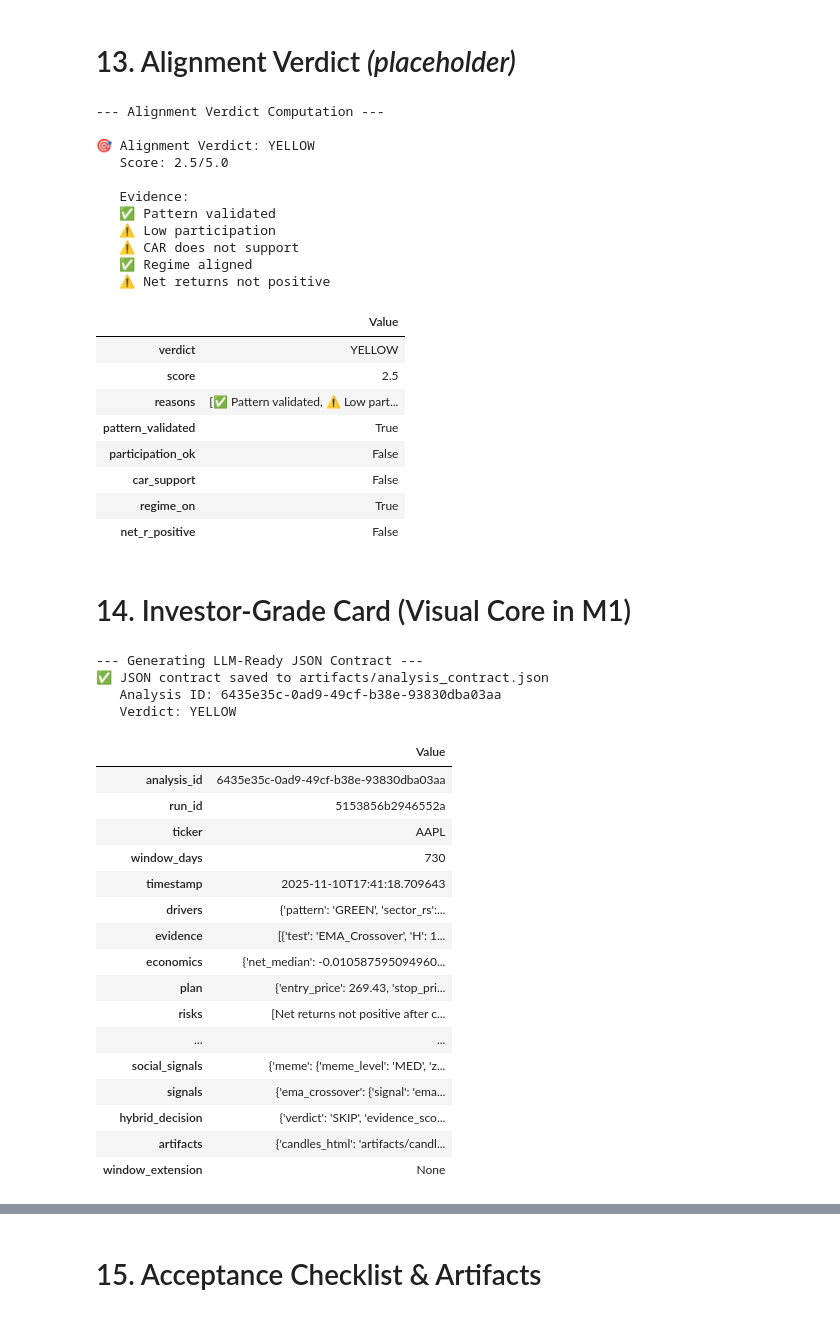
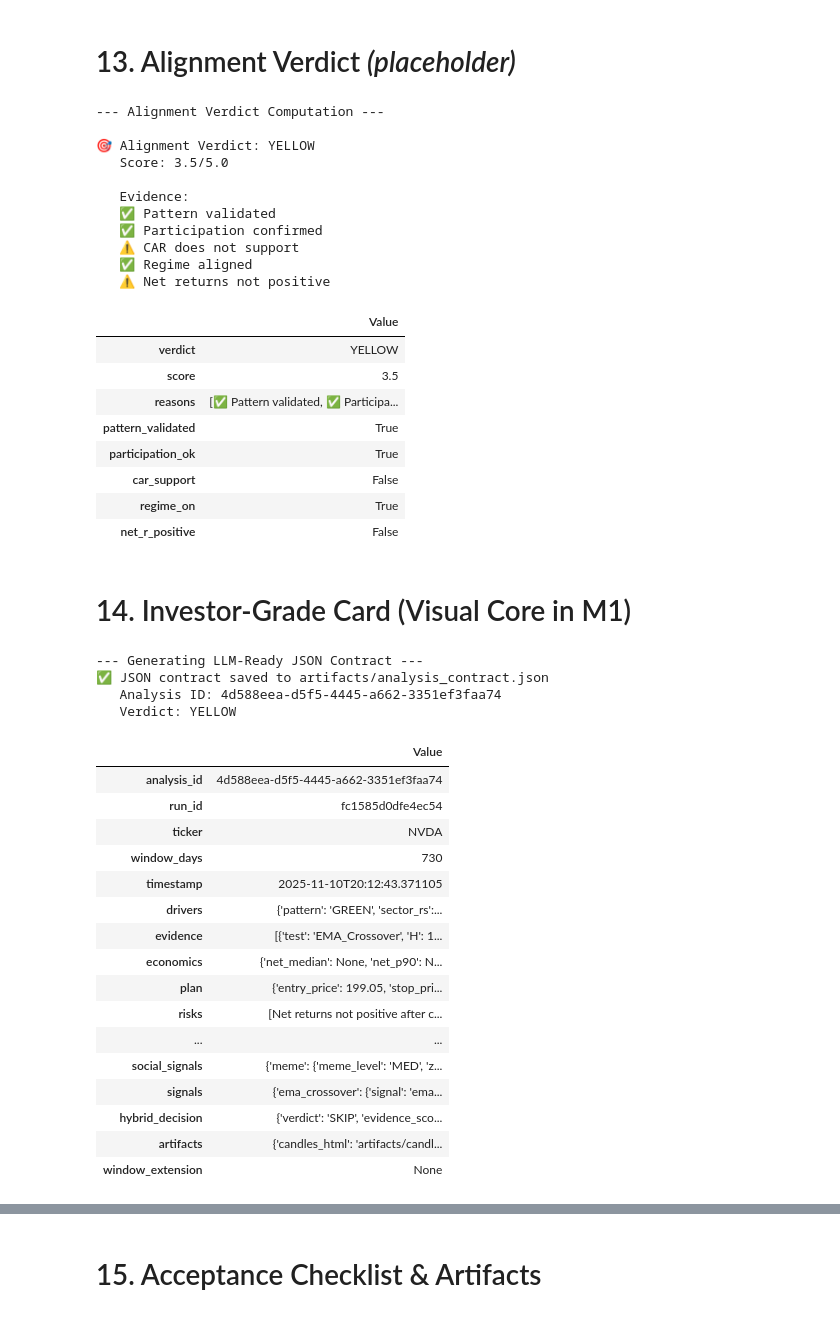
Before and after one commit to brukemekonnen17/stock_for_fun, a Jupyter notebook: Analyst_Trade_Study.ipynb, the cells around one changed output, grey strips where cells are left out. Cells and saved outputs as stored; diff of their text form; code cells hidden in the pictures.

```diff
--- a/Analyst_Trade_Study.ipynb
+++ b/Analyst_Trade_Study.ipynb
@@ -25,7 +25,7 @@ SEED = 42
 np.random.seed(SEED)
 
 # Core Inputs
-TICKER = "AAPL"
+TICKER = "NVDA"
 END_DATE = datetime.now()
 START_DATE = END_DATE - timedelta(days=730)  # 2 years for sufficient event count
 WINDOW_DAYS = (END_DATE - START_DATE).days
@@ -6027,20 +6011,20 @@ display(pd.DataFrame([alignment_result]).T.rename(columns={0: "Value"}))
 --- Alignment Verdict Computation ---
 
 🎯 Alignment Verdict: YELLOW
-   Score: 2.5/5.0
+   Score: 3.5/5.0
 
    Evidence:
    ✅ Pattern validated
-   ⚠️ Low participation
+   ✅ Participation confirmed
    ⚠️ CAR does not support
    ✅ Regime aligned
    ⚠️ Net returns not positive
 |  | Value |
 | verdict | YELLOW |
-| score | 2.5 |
-| reasons | [✅ Pattern validated, ⚠️ Low part... |
+| score | 3.5 |
+| reasons | [✅ Pattern validated, ✅ Participa... |
 | pattern_validated | True |
-| participation_ok | False |
+| participation_ok | True |
 | car_support | False |
 | regime_on | True |
 | net_r_positive | False |
@@ -6138,19 +6122,37 @@ def create_analysis_json_contract(
     if meme_result:
         drivers['meme'] = meme_result.get('meme_level', 'LOW')
 
-    # Social & alternative signals (e.g., meme / sentiment)
+    # Social & alternative signals (e.g., meme / sentiment) - Multi-source enriched
     social_signals = {}
     if meme_result:
         social_signals['meme'] = meme_result
+
+    # Enhanced sentiment data from multi-source aggregator
     sentiment_snapshot = globals().get('sentiment_data')
     if sentiment_snapshot:
+        # Include all rich data from multi-source aggregator
         social_signals['sentiment'] = {
-            'source': sentiment_snapshot.get('source'),
-            'total_mentions': sentiment_snapshot.get('total_mentions'),
-            'bull_ratio': sentiment_snapshot.get('stocktwits_bull_ratio'),
-            'bear_ratio': sentiment_snapshot.get('stocktwits_bear_ratio'),
-            'reddit_mentions': sentiment_snapshot.get('reddit_mentions'),
-            'stocktwits_mentions': sentiment_snapshot.get('stocktwits_mentions')
+            # Aggregated metrics
+            'total_mentions': sentiment_snapshot.get('total_mentions', 0),
+            'sentiment_score': sentiment_snapshot.get('sentiment_score', 0.0),  # -1 to 1
+            'bull_ratio': sentiment_snapshot.get('bull_ratio', 0.5),
+            'sources': sentiment_snapshot.get('sources', []),  # List of sources used
+            'source': sentiment_snapshot.get('source', 'none'),  # Legacy compatibility
+            'confidence': sentiment_snapshot.get('confidence', 0.0),  # 0-1 data quality
+            'data_quality': sentiment_snapshot.get('data_quality', 'low'),  # low/medium/high
+
+            # Per-source breakdown (detailed metrics per source)
+            'source_breakdown': sentiment_snapshot.get('source_breakdown', {}),
+
+            # Legacy fields for backward compatibility
+            'stocktwits_mentions': sentiment_snapshot.get('stocktwits_mentions',
+                sentiment_snapshot.get('source_breakdown', {}).get('stocktwits', {}).get('mentions', 0)),
+            'stocktwits_bull_ratio': sentiment_snapshot.get('stocktwits_bull_ratio',
+                sentiment_snapshot.get('source_breakdown', {}).get('stocktwits', {}).get('bullish_pct', 0.0) / 100.0 if sentiment_snapshot.get('source_breakdown', {}).get('stocktwits', {}).get('bullish_pct', 0) > 0 else 0.5),
+            'reddit_mentions': sentiment_snapshot.get('reddit_mentions',
+                sentiment_snapshot.get('source_breakdown', {}).get('reddit', {}).get('mentions', 0)),
+            'reddit_sentiment': sentiment_snapshot.get('reddit_sentiment',
+                sentiment_snapshot.get('source_breakdown', {}).get('reddit', {}).get('sentiment_proxy', 0.0))
         }
 
     # CRITICAL IMPROVEMENT #7: Include run_id for reproducibility
@@ -6224,43 +6226,43 @@ analysis_contract = create_analysis_json_contract(
     window_days=WINDOW_DAYS,
     alignment_result=alignment_result,
     signal_cards=signal_cards,
     xover_stats=xover_stats,
     xover_net=xover_net,
     execution_plan=execution_plan,
     investor_card=investor_card,
     sector_rs=sector_rs_result,
     meme_result=meme_result,
     pattern_result=pattern_result
 )
 
 # Save contract
 artifacts_dir = Path("artifacts")
 artifacts_dir.mkdir(exist_ok=True)
 contract_file = artifacts_dir / "analysis_contract.json"
 with open(contract_file, 'w') as f:
     json.dump(analysis_contract, f, indent=2, default=str)
 
 print(f"✅ JSON contract saved to {contract_file}")
 print(f"   Analysis ID: {analysis_contract['analysis_id']}")
 print(f"   Verdict: {analysis_contract['verdict']}")
 
 # Display contract summary
 display(pd.DataFrame([analysis_contract]).T.rename(columns={0: 'Value'}))
 # %% [output]
 --- Generating LLM-Ready JSON Contract ---
 ✅ JSON contract saved to artifacts/analysis_contract.json
-   Analysis ID: 6435e35c-0ad9-49cf-b38e-93830dba03aa
+   Analysis ID: 4d588eea-d5f5-4445-a662-3351ef3faa74
    Verdict: YELLOW
 |  | Value |
-| analysis_id | 6435e35c-0ad9-49cf-b38e-93830dba03aa |
-| run_id | 5153856b2946552a |
-| ticker | AAPL |
+| analysis_id | 4d588eea-d5f5-4445-a662-3351ef3faa74 |
+| run_id | fc1585d0dfe4ec54 |
+| ticker | NVDA |
 | window_days | 730 |
-| timestamp | 2025-11-10T17:41:18.709643 |
+| timestamp | 2025-11-10T20:12:43.371105 |
 | drivers | {'pattern': 'GREEN', 'sector_rs':... |
 | evidence | [{'test': 'EMA_Crossover', 'H': 1... |
-| economics | {'net_median': -0.010587595094960... |
-| plan | {'entry_price': 269.43, 'stop_pri... |
+| economics | {'net_median': None, 'net_p90': N... |
+| plan | {'entry_price': 199.05, 'stop_pri... |
 | risks | [Net returns not positive after c... |
 | ... | ... |
 | social_signals | {'meme': {'meme_level': 'MED', 'z... |
```
Also changed, not shown: parts of 33 cells of this notebook, 14 other files.
